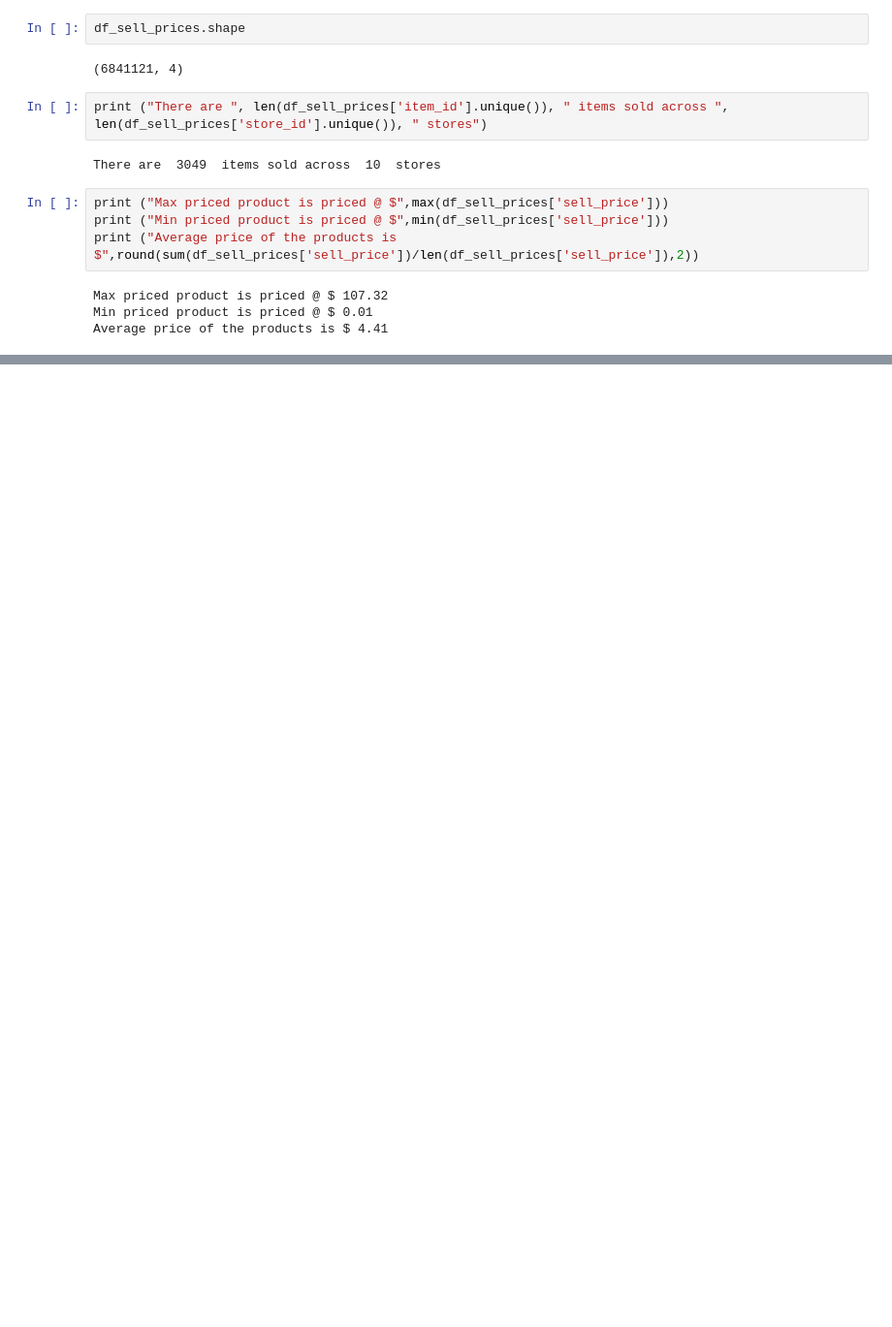
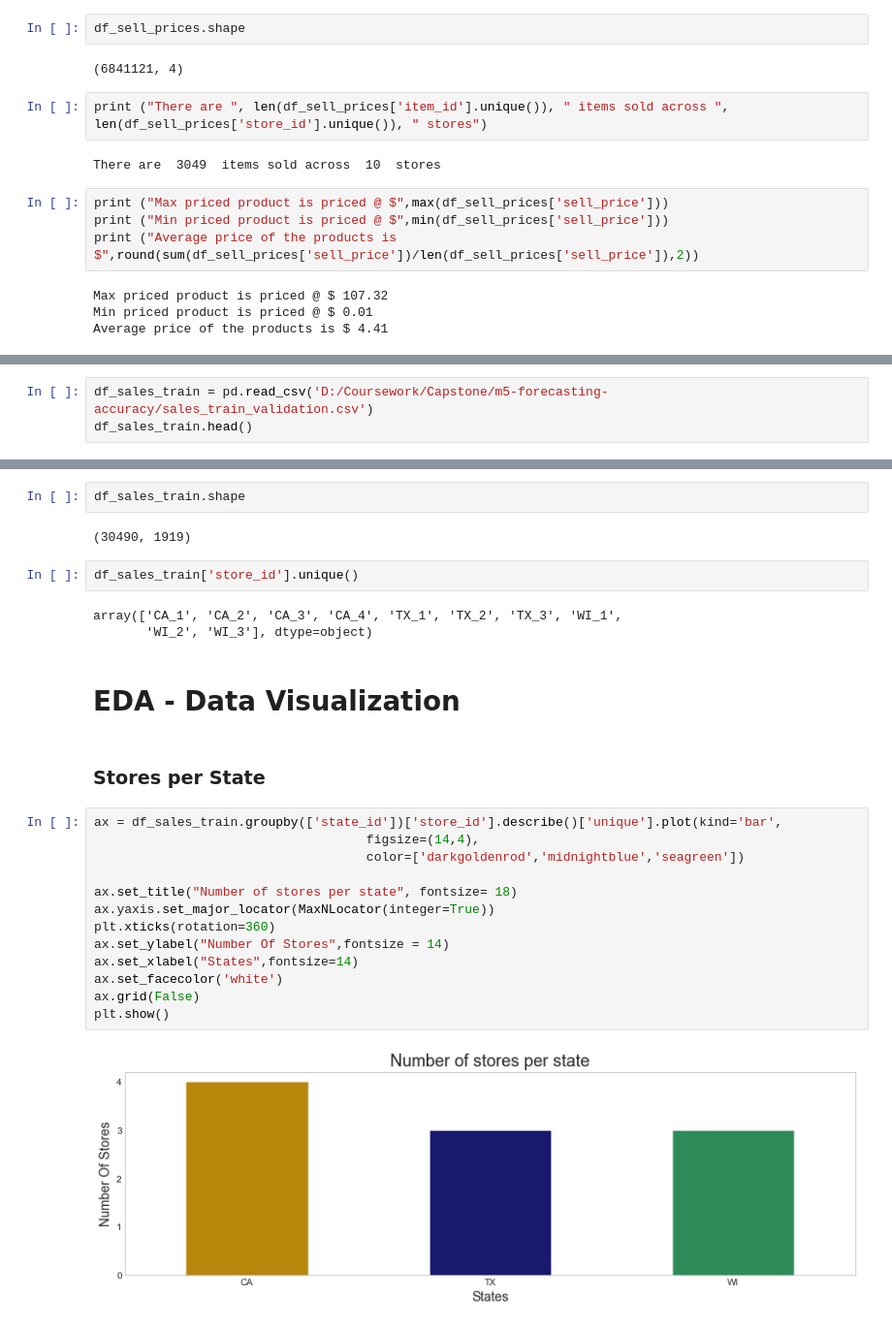
Before and after one commit to sanjay033/Walmart-sales-forecasting, a Jupyter notebook: Capstone - Walmart Forecasting M5.ipynb, the cells around one changed output, grey strips where cells are left out. Shown at 97% size. Saved outputs shown, nothing was run; the diff lists cells and outputs as text; blank space fills up the shorter version.

Commit message:
EDA
First level of EDA. Visualizing the TS on a dept, store, state-wise level

```diff
--- a/Capstone - Walmart Forecasting M5.ipynb
+++ b/Capstone - Walmart Forecasting M5.ipynb
@@ -70,0 +88,3 @@ Average price of the products is $ 4.41
+# %%
+df_sales_train = pd.read_csv('D:/Coursework/Capstone/m5-forecasting-accuracy/sales_train_validation.csv')
+df_sales_train.head()
@@ -70,0 +99,28 @@ Average price of the products is $ 4.41
+# %%
+df_sales_train.shape
+# %% [output]
+(30490, 1919)
+# %%
+df_sales_train['store_id'].unique()
+# %% [output]
+array(['CA_1', 'CA_2', 'CA_3', 'CA_4', 'TX_1', 'TX_2', 'TX_3', 'WI_1',
+       'WI_2', 'WI_3'], dtype=object)
+# %% [markdown]
+# EDA - Data Visualization
+# %% [markdown]
+### Stores per State
+# %%
+ax = df_sales_train.groupby(['state_id'])['store_id'].describe()['unique'].plot(kind='bar',
+                                    figsize=(14,4),
+                                    color=['darkgoldenrod','midnightblue','seagreen'])
+
+ax.set_title("Number of stores per state", fontsize= 18)
+ax.yaxis.set_major_locator(MaxNLocator(integer=True))
+plt.xticks(rotation=360)
+ax.set_ylabel("Number Of Stores",fontsize = 14)
+ax.set_xlabel("States",fontsize=14)
+ax.set_facecolor('white')
+ax.grid(False)
+plt.show()
+# %% [output]
+[figure, added]
```
Also changed, not shown: parts of 26 cells of this notebook.
